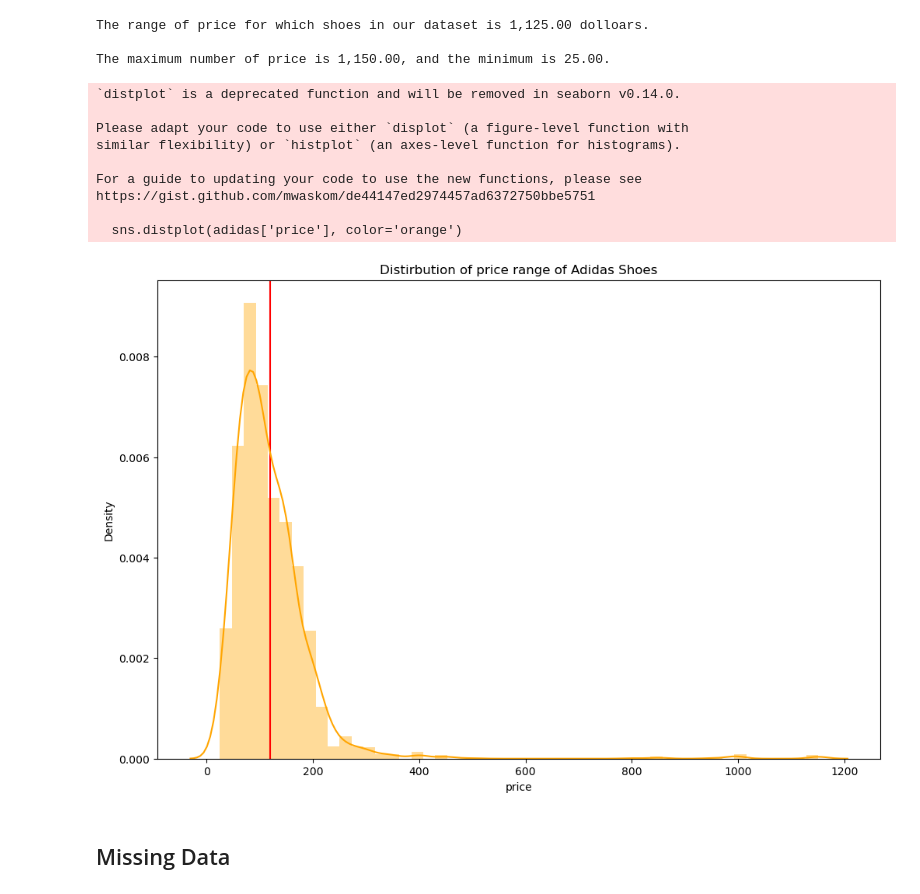
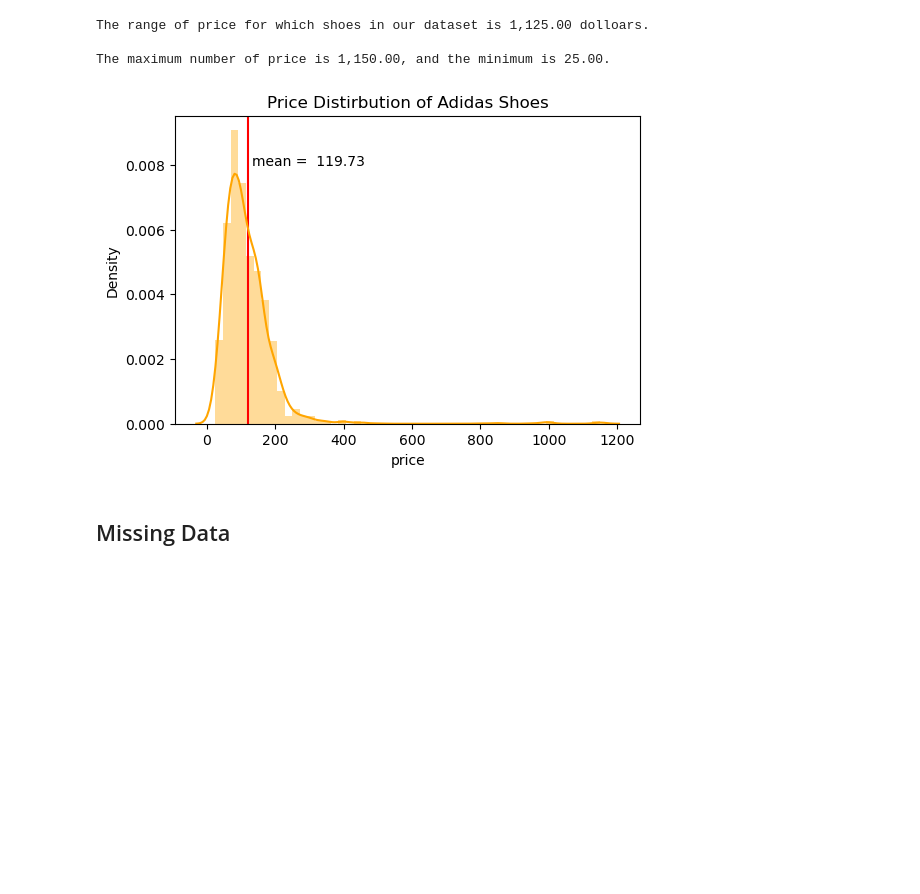
Before and after one commit to jasonkyungkim/nike_adidas_shoes, a Jupyter notebook: adidas_eda.ipynb, the cells around one changed output. Saved outputs shown, nothing was run; the diff lists cells and outputs as text; code cells hidden in the pictures; blank space fills up the shorter version.

Commit message:
edited price dist plot

```diff
--- a/adidas_eda.ipynb
+++ b/adidas_eda.ipynb
@@ -255,23 +257,15 @@ The range of price for which shoes in our dataset is 1,125.00 dolloars.
 
 The maximum number of price is 1,150.00, and the minimum is 25.00.
 # %%
-plt.figure(figsize=(12,8))
+plt.figure(figsize=(6,4))
 #ploting the mean
 plt.axvline(mean_price, 0, 1, color = 'red')
 sns.distplot(adidas['price'], color='orange')
-plt.title("Distirbution of price range of Adidas Shoes")
+plt.text(mean_price * 1.1, 0.008, f'mean = {mean_price: .2f}', fontsize=10)
+plt.title("Price Distirbution of Adidas Shoes")
 plt.show()
 # %% [output]
-`distplot` is a deprecated function and will be removed in seaborn v0.14.0.
-
-Please adapt your code to use either `displot` (a figure-level function with
-similar flexibility) or `histplot` (an axes-level function for histograms).
-
-For a guide to updating your code to use the new functions, please see
-https://gist.github.com/mwaskom/de44147ed2974457ad6372750bbe5751
-
-  sns.distplot(adidas['price'], color='orange')
-[figure, old version]
+[figure, new version]
 # %% [markdown]
 ## Missing Data
 # %%
```
Also changed, not shown: parts of 4 cells of this notebook.
